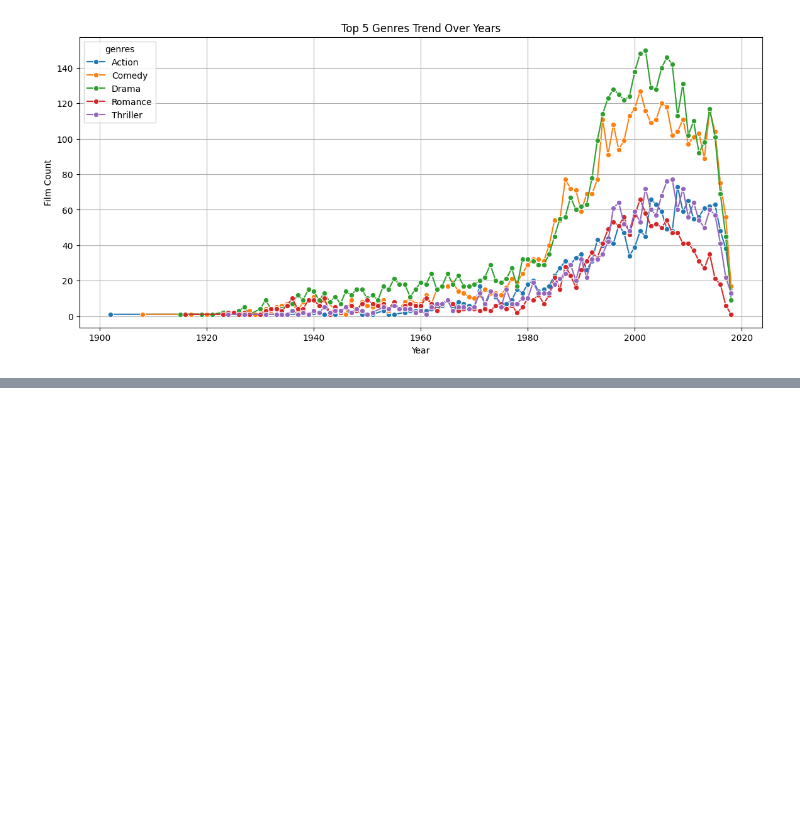
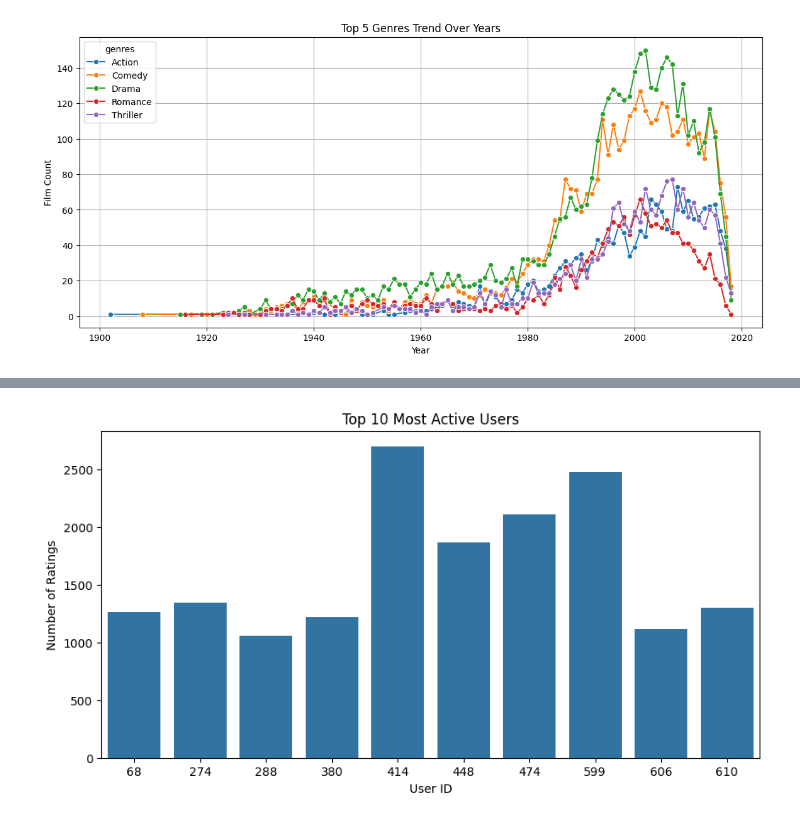
Before and after one commit to ecetuanahezer/movie-data-project, a Jupyter notebook: analysis/analysis.ipynb, the cells around one changed output, grey strips where cells are left out. Cells and saved outputs as stored; diff of their text form; code cells hidden in the pictures; blank space fills up the shorter version.

```diff
--- a/analysis/analysis.ipynb
+++ b/analysis/analysis.ipynb
@@ -253,0 +302,14 @@ plt.show()
+# %%
+# Most active users (top 10)
+top_users = user_rating_counts.sort_values(ascending=False).head(10)
+top_users_df = top_users.reset_index()
+top_users_df.columns = ['userId', 'Number of Ratings']
+
+plt.figure(figsize=(10, 5))
+sns.barplot(x='userId', y='Number of Ratings', data=top_users_df)
+plt.title('Top 10 Most Active Users')
+plt.xlabel('User ID')
+plt.ylabel('Number of Ratings')
+plt.show()
+# %% [output]
+[figure, added]
```
Also changed, not shown: parts of 7 cells of this notebook.
